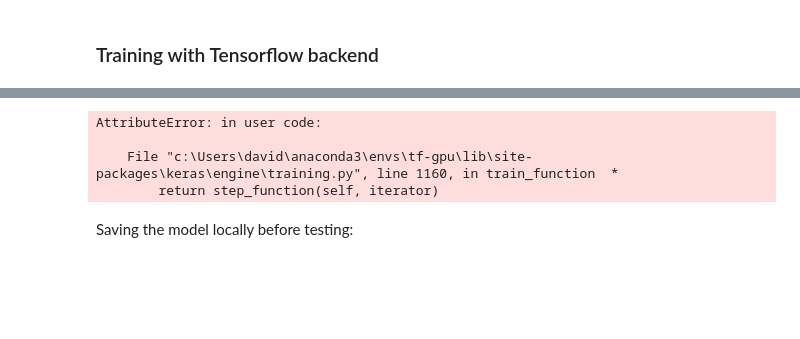
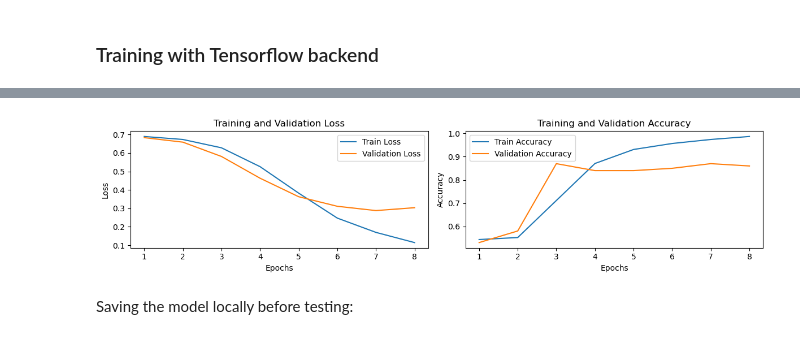
Before and after one commit to reddgr/chatbot-response-scoring-scbn-rqtl, a Jupyter notebook: tl_model_training_workflow.ipynb, the cells around one changed output, grey strips where cells are left out. Cells and saved outputs as stored; diff of their text form; code cells hidden in the pictures; blank space fills up the shorter version.

```diff
--- a/tl_model_training_workflow.ipynb
+++ b/tl_model_training_workflow.ipynb
@@ -177,7 +166,7 @@ Dataset({
 # %%
 # Main parameters:
 learning_rate=5e-6
-n_epochs=7
+n_epochs=8
 
 # Split data into train and eval sets
 dataset_split = dataset.train_test_split(test_size=0.3, seed=21)
@@ -251,7 +259,4 @@ Epoch 1/7
-AttributeError: in user code:
-
-    File "c:\Users\david\anaconda3\envs\tf-gpu\lib\site-packages\keras\engine\training.py", line 1160, in train_function  *
-        return step_function(self, iterator)
+[figure, added]
 # %% [markdown]
 Saving the model locally before testing:
 # %%
```
Also changed, not shown: parts of 7 cells of this notebook, 1 other file.
